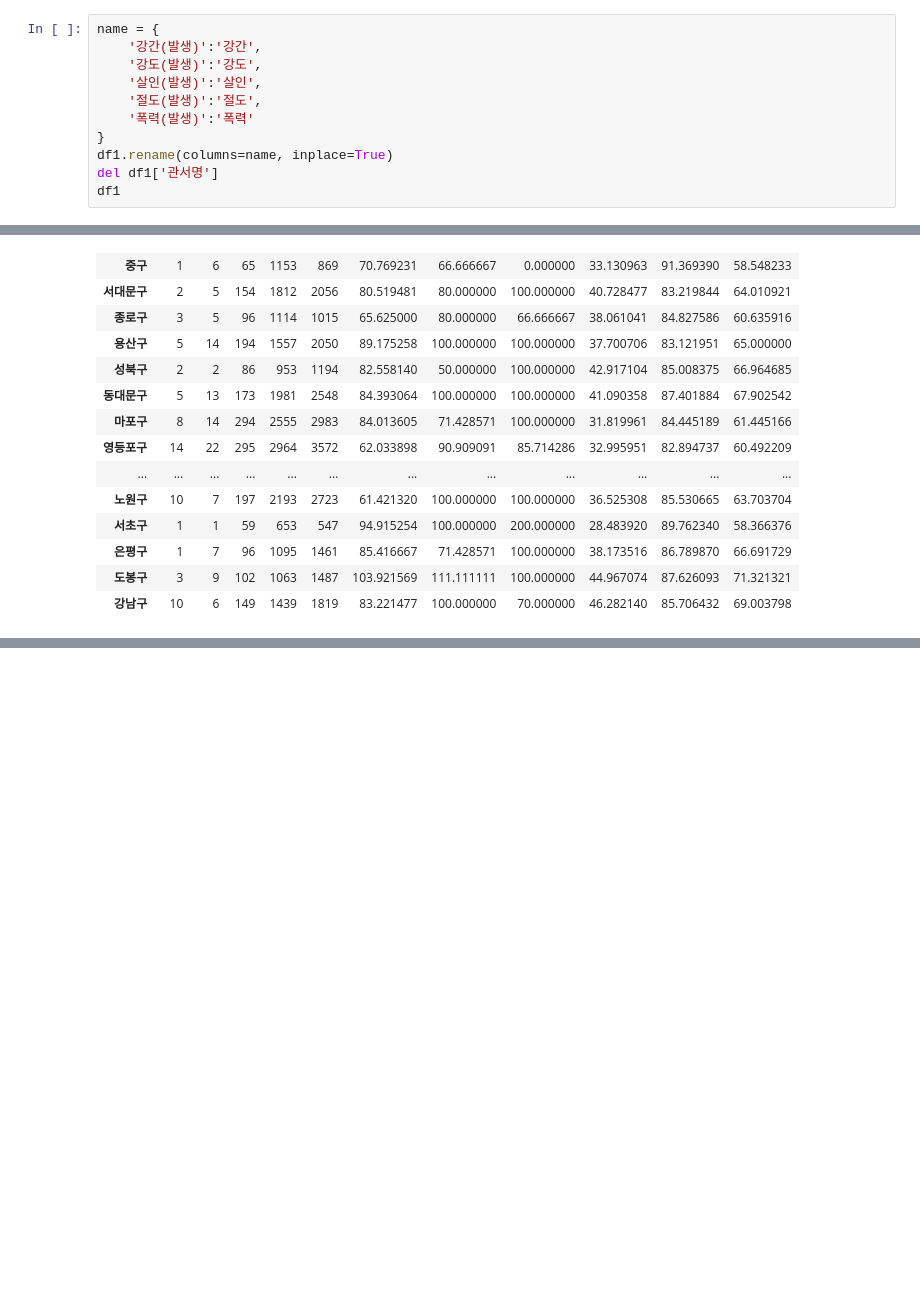
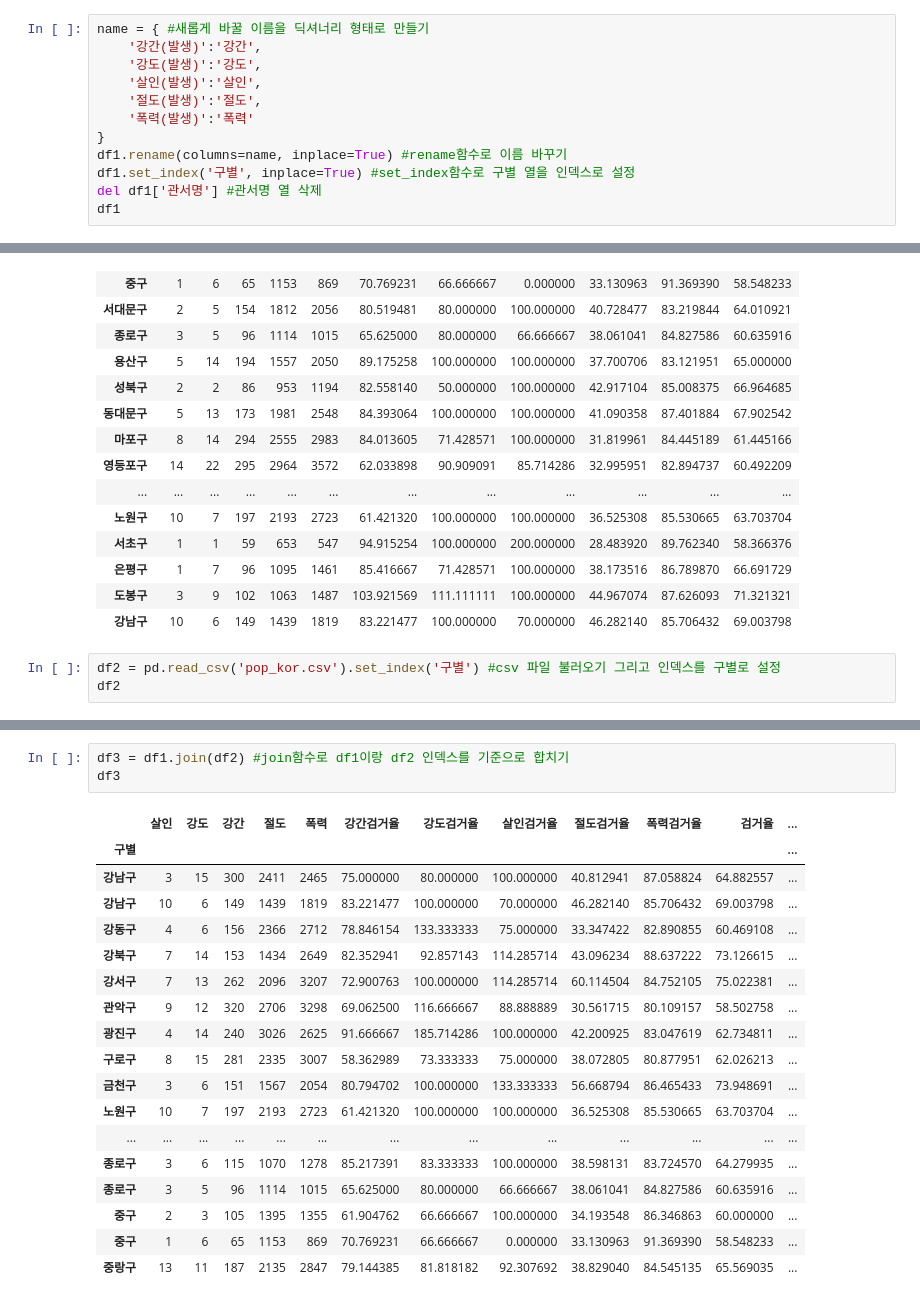
Before and after one commit to dlrhdns75177/ai_study, a Jupyter notebook: 1week_code/라이브러리.ipynb, the cells around one changed output, grey strips where cells are left out. Cells and saved outputs as stored; diff of their text form; blank space fills up the shorter version.

```diff
--- a/1week_code/라이브러리.ipynb
+++ b/1week_code/라이브러리.ipynb
@@ -149,15 +149,16 @@ df1
 | 30 | 도봉서 | 3 | 9 | 102 | 1063 | 1487 | 도봉구 | 103.921569 | 111.111111 | 100.000000 | 44.967074 | ... |
 | 31 | 수서서 | 10 | 6 | 149 | 1439 | 1819 | 강남구 | 83.221477 | 100.000000 | 70.000000 | 46.282140 | ... |
 # %%
-name = {
+name = { #새롭게 바꿀 이름을 딕셔너리 형태로 만들기
     '강간(발생)':'강간',
     '강도(발생)':'강도',
     '살인(발생)':'살인',
     '절도(발생)':'절도',
     '폭력(발생)':'폭력'
 }
-df1.rename(columns=name, inplace=True)
-del df1['관서명']
+df1.rename(columns=name, inplace=True) #rename함수로 이름 바꾸기
+df1.set_index('구별', inplace=True) #set_index함수로 구별 열을 인덱스로 설정
+del df1['관서명'] #관서명 열 삭제
 df1
 # %% [output]
 |  | 살인 | 강도 | 강간 | 절도 | 폭력 | 강간검거율 | 강도검거율 | 살인검거율 | 절도검거율 | 폭력검거율 | 검거율 |
@@ -178,3 +179,6 @@ df1
 | 은평구 | 1 | 7 | 96 | 1095 | 1461 | 85.416667 | 71.428571 | 100.000000 | 38.173516 | 86.789870 | 66.691729 |
 | 도봉구 | 3 | 9 | 102 | 1063 | 1487 | 103.921569 | 111.111111 | 100.000000 | 44.967074 | 87.626093 | 71.321321 |
 | 강남구 | 10 | 6 | 149 | 1439 | 1819 | 83.221477 | 100.000000 | 70.000000 | 46.282140 | 85.706432 | 69.003798 |
+# %%
+df2 = pd.read_csv('pop_kor.csv').set_index('구별') #csv 파일 불러오기 그리고 인덱스를 구별로 설정
+df2
@@ -180,0 +204,22 @@ df1
+# %%
+df3 = df1.join(df2) #join함수로 df1이랑 df2 인덱스를 기준으로 합치기
+df3
+# %% [output]
+|  | 살인 | 강도 | 강간 | 절도 | 폭력 | 강간검거율 | 강도검거율 | 살인검거율 | 절도검거율 | 폭력검거율 | 검거율 | ... |
+| 구별 |  |  |  |  |  |  |  |  |  |  |  | ... |
+| 강남구 | 3 | 15 | 300 | 2411 | 2465 | 75.000000 | 80.000000 | 100.000000 | 40.812941 | 87.058824 | 64.882557 | ... |
+| 강남구 | 10 | 6 | 149 | 1439 | 1819 | 83.221477 | 100.000000 | 70.000000 | 46.282140 | 85.706432 | 69.003798 | ... |
+| 강동구 | 4 | 6 | 156 | 2366 | 2712 | 78.846154 | 133.333333 | 75.000000 | 33.347422 | 82.890855 | 60.469108 | ... |
+| 강북구 | 7 | 14 | 153 | 1434 | 2649 | 82.352941 | 92.857143 | 114.285714 | 43.096234 | 88.637222 | 73.126615 | ... |
+| 강서구 | 7 | 13 | 262 | 2096 | 3207 | 72.900763 | 100.000000 | 114.285714 | 60.114504 | 84.752105 | 75.022381 | ... |
+| 관악구 | 9 | 12 | 320 | 2706 | 3298 | 69.062500 | 116.666667 | 88.888889 | 30.561715 | 80.109157 | 58.502758 | ... |
+| 광진구 | 4 | 14 | 240 | 3026 | 2625 | 91.666667 | 185.714286 | 100.000000 | 42.200925 | 83.047619 | 62.734811 | ... |
+| 구로구 | 8 | 15 | 281 | 2335 | 3007 | 58.362989 | 73.333333 | 75.000000 | 38.072805 | 80.877951 | 62.026213 | ... |
+| 금천구 | 3 | 6 | 151 | 1567 | 2054 | 80.794702 | 100.000000 | 133.333333 | 56.668794 | 86.465433 | 73.948691 | ... |
+| 노원구 | 10 | 7 | 197 | 2193 | 2723 | 61.421320 | 100.000000 | 100.000000 | 36.525308 | 85.530665 | 63.703704 | ... |
+| ... | ... | ... | ... | ... | ... | ... | ... | ... | ... | ... | ... | ... |
+| 종로구 | 3 | 6 | 115 | 1070 | 1278 | 85.217391 | 83.333333 | 100.000000 | 38.598131 | 83.724570 | 64.279935 | ... |
+| 종로구 | 3 | 5 | 96 | 1114 | 1015 | 65.625000 | 80.000000 | 66.666667 | 38.061041 | 84.827586 | 60.635916 | ... |
+| 중구 | 2 | 3 | 105 | 1395 | 1355 | 61.904762 | 66.666667 | 100.000000 | 34.193548 | 86.346863 | 60.000000 | ... |
+| 중구 | 1 | 6 | 65 | 1153 | 869 | 70.769231 | 66.666667 | 0.000000 | 33.130963 | 91.369390 | 58.548233 | ... |
+| 중랑구 | 13 | 11 | 187 | 2135 | 2847 | 79.144385 | 81.818182 | 92.307692 | 38.829040 | 84.545135 | 65.569035 | ... |
```
Also changed, not shown: parts of 8 cells of this notebook.
